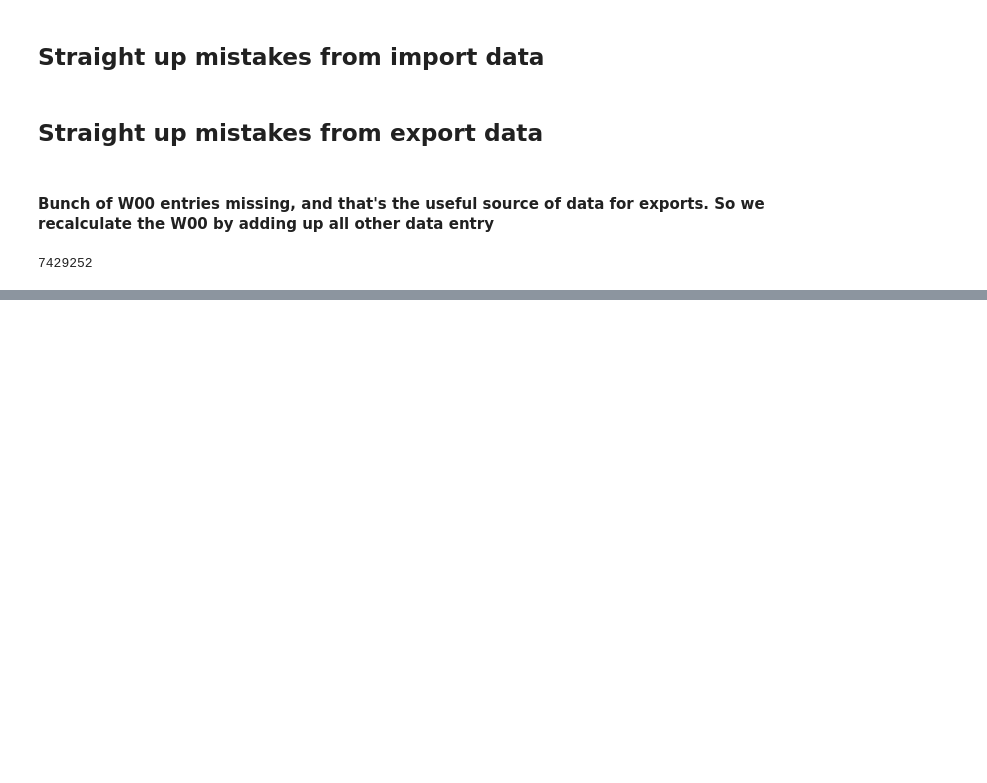
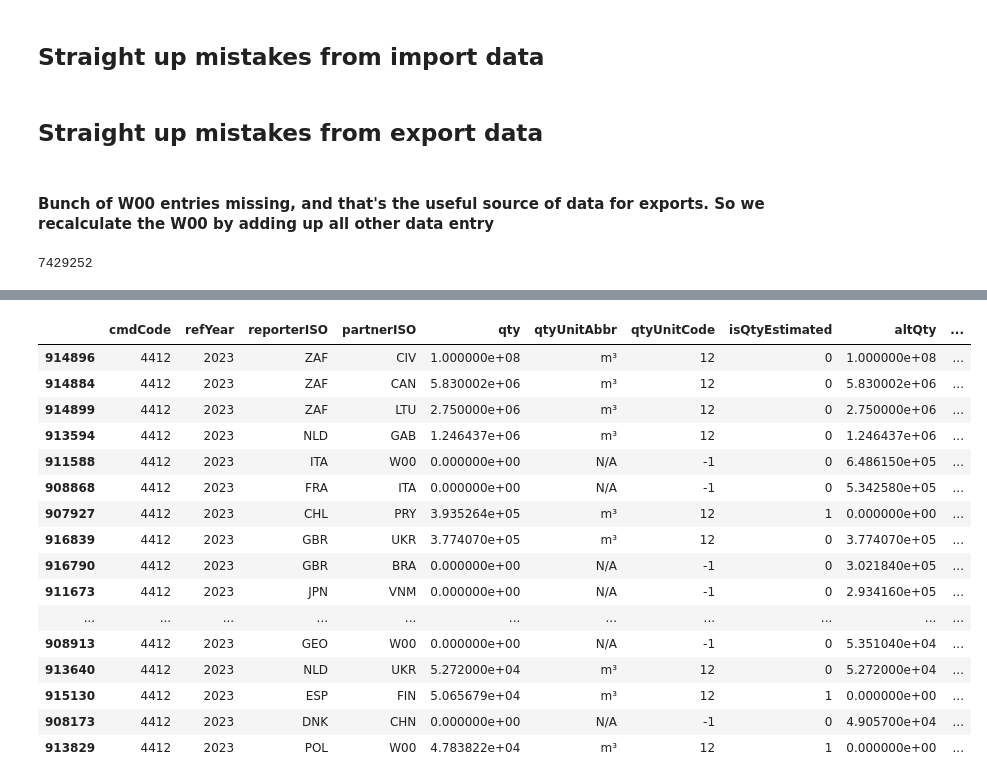
Before and after one commit to matthieu-str/Regiopremise, a Jupyter notebook: doc/COMTRADE data treatment.ipynb, the cells around one changed output, grey strips where cells are left out. Cells and saved outputs as stored; diff of their text form; code cells hidden in the pictures; blank space fills up the shorter version.

```diff
--- a/doc/COMTRADE data treatment.ipynb
+++ b/doc/COMTRADE data treatment.ipynb
@@ -482,0 +583,20 @@ data.set_index('cmdCode').loc[:,['refYear','reporterISO','partnerISO','usedqty']
+# %%
+data.loc[data.cmdCode == '4412'].loc[data.refYear == 2023].sort_values(by=['usedqty'], ascending=False).iloc[:50]
+# %% [output]
+|  | cmdCode | refYear | reporterISO | partnerISO | qty | qtyUnitAbbr | qtyUnitCode | isQtyEstimated | altQty | ... |
+| 914896 | 4412 | 2023 | ZAF | CIV | 1.000000e+08 | m³ | 12 | 0 | 1.000000e+08 | ... |
+| 914884 | 4412 | 2023 | ZAF | CAN | 5.830002e+06 | m³ | 12 | 0 | 5.830002e+06 | ... |
+| 914899 | 4412 | 2023 | ZAF | LTU | 2.750000e+06 | m³ | 12 | 0 | 2.750000e+06 | ... |
+| 913594 | 4412 | 2023 | NLD | GAB | 1.246437e+06 | m³ | 12 | 0 | 1.246437e+06 | ... |
+| 911588 | 4412 | 2023 | ITA | W00 | 0.000000e+00 | N/A | -1 | 0 | 6.486150e+05 | ... |
+| 908868 | 4412 | 2023 | FRA | ITA | 0.000000e+00 | N/A | -1 | 0 | 5.342580e+05 | ... |
+| 907927 | 4412 | 2023 | CHL | PRY | 3.935264e+05 | m³ | 12 | 1 | 0.000000e+00 | ... |
+| 916839 | 4412 | 2023 | GBR | UKR | 3.774070e+05 | m³ | 12 | 0 | 3.774070e+05 | ... |
+| 916790 | 4412 | 2023 | GBR | BRA | 0.000000e+00 | N/A | -1 | 0 | 3.021840e+05 | ... |
+| 911673 | 4412 | 2023 | JPN | VNM | 0.000000e+00 | N/A | -1 | 0 | 2.934160e+05 | ... |
+| ... | ... | ... | ... | ... | ... | ... | ... | ... | ... | ... |
+| 908913 | 4412 | 2023 | GEO | W00 | 0.000000e+00 | N/A | -1 | 0 | 5.351040e+04 | ... |
+| 913640 | 4412 | 2023 | NLD | UKR | 5.272000e+04 | m³ | 12 | 0 | 5.272000e+04 | ... |
+| 915130 | 4412 | 2023 | ESP | FIN | 5.065679e+04 | m³ | 12 | 1 | 0.000000e+00 | ... |
+| 908173 | 4412 | 2023 | DNK | CHN | 0.000000e+00 | N/A | -1 | 0 | 4.905700e+04 | ... |
+| 913829 | 4412 | 2023 | POL | W00 | 4.783822e+04 | m³ | 12 | 1 | 0.000000e+00 | ... |
```
Also changed, not shown: parts of 33 cells of this notebook, 12 other files.
